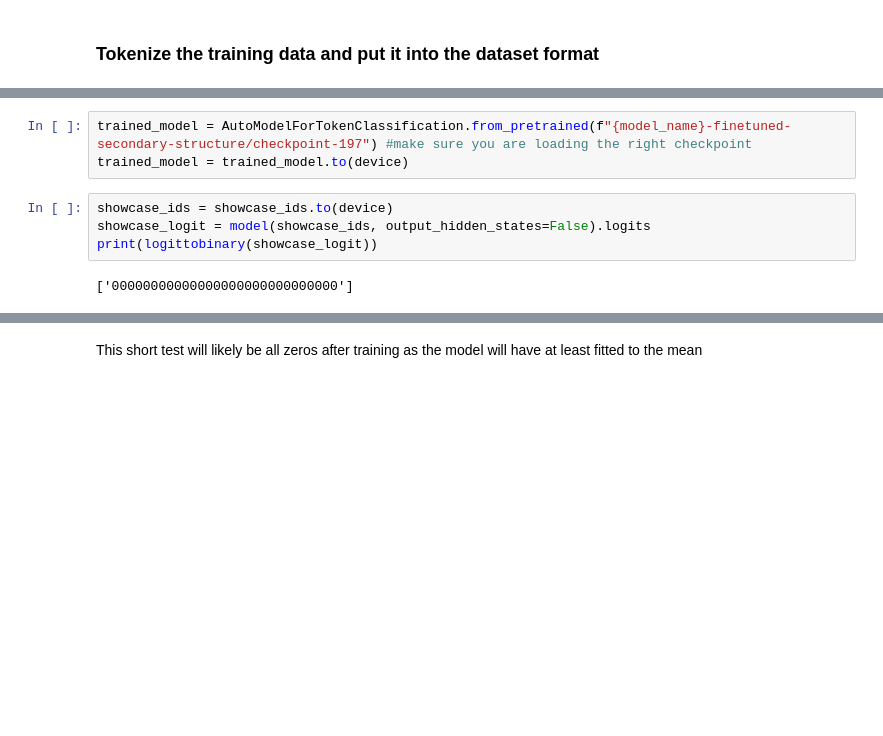
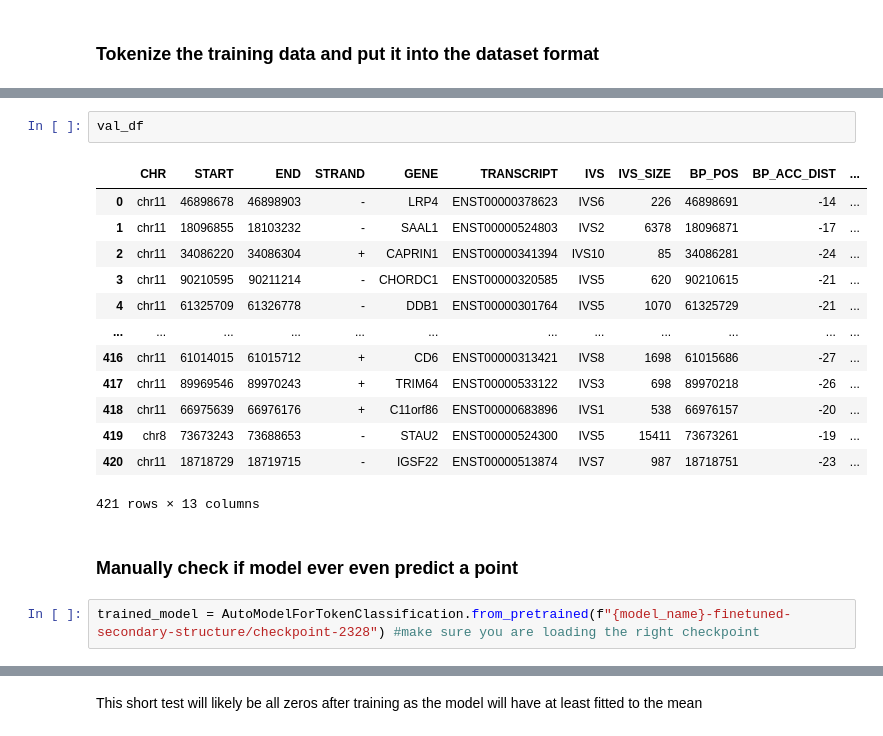
Before and after one commit to AliSaadatV/BP_LM, a Jupyter notebook: splicebert_training.ipynb, the cells around one changed output, grey strips where cells are left out. Drawn from its saved outputs; the diff is of its cells as text; blank space fills up the shorter version.

```diff
--- a/splicebert_training.ipynb
+++ b/splicebert_training.ipynb
@@ -231,9 +283,20 @@ TrainOutput(global_step=197, training_loss=0.017273976718108666, metrics={'train
+# %%
+val_df
+# %% [output]
+|  | CHR | START | END | STRAND | GENE | TRANSCRIPT | IVS | IVS_SIZE | BP_POS | BP_ACC_DIST | ... |
+| 0 | chr11 | 46898678 | 46898903 | - | LRP4 | ENST00000378623 | IVS6 | 226 | 46898691 | -14 | ... |
+| 1 | chr11 | 18096855 | 18103232 | - | SAAL1 | ENST00000524803 | IVS2 | 6378 | 18096871 | -17 | ... |
+| 2 | chr11 | 34086220 | 34086304 | + | CAPRIN1 | ENST00000341394 | IVS10 | 85 | 34086281 | -24 | ... |
+| 3 | chr11 | 90210595 | 90211214 | - | CHORDC1 | ENST00000320585 | IVS5 | 620 | 90210615 | -21 | ... |
+| 4 | chr11 | 61325709 | 61326778 | - | DDB1 | ENST00000301764 | IVS5 | 1070 | 61325729 | -21 | ... |
+| ... | ... | ... | ... | ... | ... | ... | ... | ... | ... | ... | ... |
+| 416 | chr11 | 61014015 | 61015712 | + | CD6 | ENST00000313421 | IVS8 | 1698 | 61015686 | -27 | ... |
+| 417 | chr11 | 89969546 | 89970243 | + | TRIM64 | ENST00000533122 | IVS3 | 698 | 89970218 | -26 | ... |
+| 418 | chr11 | 66975639 | 66976176 | + | C11orf86 | ENST00000683896 | IVS1 | 538 | 66976157 | -20 | ... |
+| 419 | chr8 | 73673243 | 73688653 | - | STAU2 | ENST00000524300 | IVS5 | 15411 | 73673261 | -19 | ... |
+| 420 | chr11 | 18718729 | 18719715 | - | IGSF22 | ENST00000513874 | IVS7 | 987 | 18718751 | -23 | ... |
+421 rows × 13 columns
+# %% [markdown]
+### Manually check if model ever even predict a point
 # %%
-trained_model = AutoModelForTokenClassification.from_pretrained(f"{model_name}-finetuned-secondary-structure/checkpoint-197") #make sure you are loading the right checkpoint
-trained_model = trained_model.to(device)
+trained_model = AutoModelForTokenClassification.from_pretrained(f"{model_name}-finetuned-secondary-structure/checkpoint-2328") #make sure you are loading the right checkpoint
-# %%
-showcase_ids = showcase_ids.to(device)
-showcase_logit = model(showcase_ids, output_hidden_states=False).logits
-print(logittobinary(showcase_logit))
-# %% [output]
-['00000000000000000000000000000']
```
Also changed, not shown: parts of 26 cells of this notebook.
